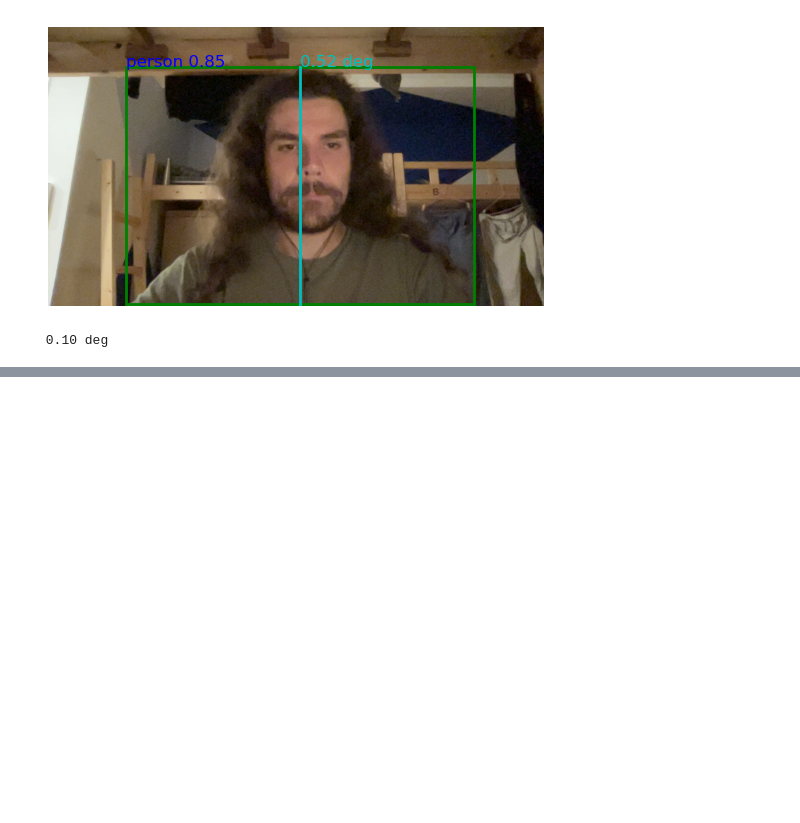
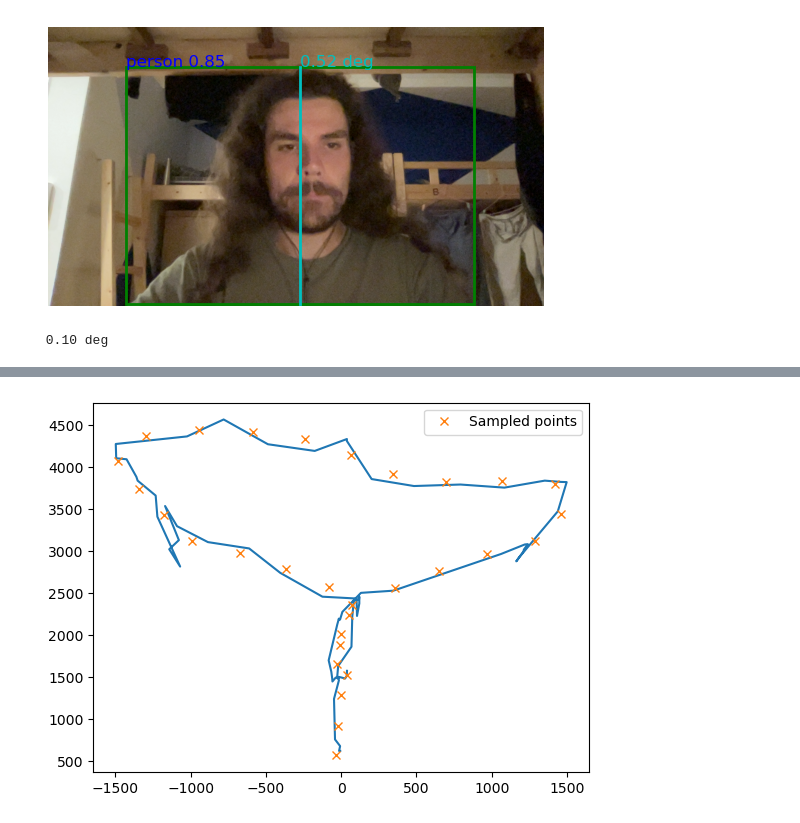
Before and after one commit to comtois-etienne/CSIE5047_Smart_Luggage, a Jupyter notebook: notebook.ipynb, the cells around one changed output, grey strips where cells are left out. Drawn from its saved outputs; the diff is of its cells as text; code cells hidden in the pictures; blank space fills up the shorter version.

```diff
--- a/notebook.ipynb
+++ b/notebook.ipynb
@@ -364,0 +491,86 @@ plt.show()
+# %%
+import numpy as np
+import pandas as pd
+from scipy.interpolate import LSQUnivariateSpline
+import matplotlib.pyplot as plt
+
+
+df = pd.read_csv('var_2fps.csv')
+df.columns = ['t', 'a', 'd']
+df['x'] = df['d'] * 1.15 * np.cos(np.radians(df['a']))
+df['y'] = df['d'] * 1.15 * np.sin(np.radians(df['a']))
+
+ti = np.array(df.index, dtype=float)
+df['t'] = df['t'].astype(float)
+
+# Define the spline
+num_knots = int((ti.max() - ti.min()) // 4)
+t_knots = np.linspace(ti.min(), ti.max(), num_knots)[1:-1]  # Exclude first and last points
+spline_x = LSQUnivariateSpline(ti, df['x'], t_knots)
+spline_y = LSQUnivariateSpline(ti, df['y'], t_knots)
+
+# Initialize variables for sampling
+min_distance = 350
+sampled_points = []
+last_point = None
+
+# Iterate over the spline
+for ti in np.linspace(ti.min(), ti.max(), 1000):  # Adjust the number of points as necessary
+    current_point = Point(spline_x(ti), spline_y(ti), 0)  # Assuming z=0 as it's not in the DataFrame
+
+    if last_point is None:
+        # First point
+        sampled_points.append(current_point)
+        last_point = current_point
+    else:
+        # Check distance
+        if current_point.distance(last_point) >= min_distance:
+            sampled_points.append(current_point)
+            last_point = current_point
+
+# Convert sampled points to a DataFrame
+sampled_df = pd.DataFrame([(p.x, p.y) for p in sampled_points], columns=['x', 'y'])
+
+
+# spline_timestamp = LSQUnivariateSpline(ti, df['t'], t_knots)
+# sampled_timestamps = spline_timestamp([p.t for p in sampled_points])
+# sampled_df['timestamp'] = sampled_timestamps
+
+
+# sampled_df['dd'] = 0
+# for i in range(1, len(sampled_df['x'])):
+#     p1 = Point(sampled_df['x'][i-1], sampled_df['y'][i-1], 0)
+#     p2 = Point(sampled_df['x'][i], sampled_df['y'][i], 0)
+#     sampled_df['dd'][i] = p1.distance(p2)
+
+
+# # add column td which is the sum of the previous td and its dd
+# sampled_df['td'] = 0
+# for i in range(1, len(sampled_df['x'])):
+#     p1 = Point(sampled_df['x'][i-1], sampled_df['y'][i-1], 0)
+#     p2 = Point(sampled_df['x'][i], sampled_df['y'][i], 0)
+#     sampled_df['td'][i] = sampled_df['td'][i-1] + p1.distance(p2)
+
+
+# # print the whole values of sampled_df['timestamp']
+# for i in range(len(sampled_df['timestamp'])):
+#     print(sampled_df['timestamp'][i])
+
+
+# Plot to verify
+fig, ax = plt.subplots()
+ax.plot(df['y'], df['x'])
+ax.plot([p.y for p in sampled_points], [p.x for p in sampled_points], 'x', label='Sampled points')
+# ax.plot([p.y for p in sampled_points], [p.x for p in sampled_points])
+ax.legend()
+plt.show()
+
+# save to csv
+# convert to int
+sampled_df['x'] = sampled_df['x'].astype(int)
+sampled_df['y'] = sampled_df['y'].astype(int)
+# sampled_df.to_csv('sampled_positions.csv', index=False, header=False)
+
+# sampled_df now contains the sampled data points
+# %% [output]
+[figure, added]
```
Also changed, not shown: parts of 8 cells of this notebook.
